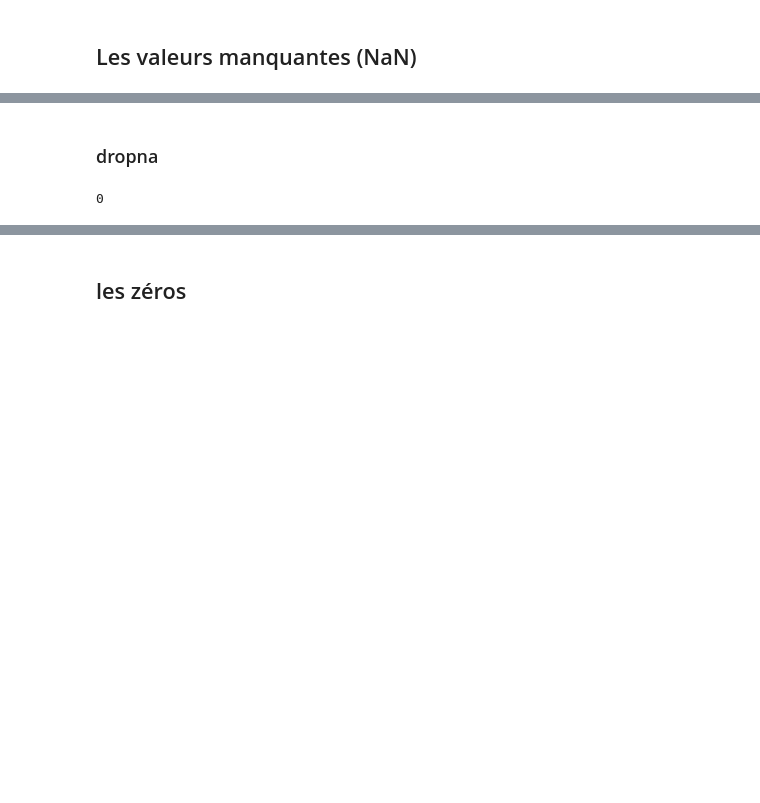
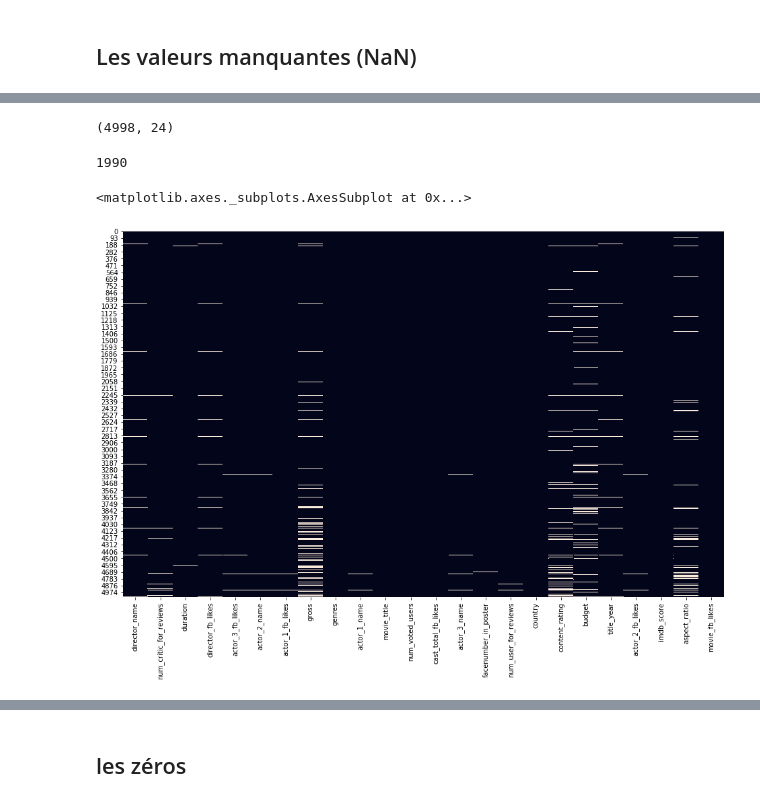
Before and after one commit to DROMZEE/imdb_5000_Movie_Dataset, a Jupyter notebook: cleaning.ipynb, the cells around one changed output, grey strips where cells are left out. Drawn from its saved outputs; the diff is of its cells as text; code cells hidden in the pictures; blank space fills up the shorter version.

```diff
--- a/cleaning.ipynb
+++ b/cleaning.ipynb
@@ -18,7 +8,10 @@
 # %%
 import numpy as np
 import pandas as pd
+import matplotlib.pyplot as plt
 import seaborn as sns
+import missingno as msno
+plt.rcParams["figure.figsize"] = (16,10)
 # %%
 data = pd.read_csv('data/5000_movies_bis.csv')
 # %% [markdown]
@@ -43,0 +49,3 @@ On ne les supprime pas car il peut il y avoir des films différents qui portent
+# %%
+data['title_year'] = data['title_year'].astype(str)
+data['title_year'] = data['title_year'].str[0:4]
@@ -47,0 +76,6 @@ movie_data.groupby('color')['color'].count()
+# %%
+data.drop(columns=['plot_keywords',
+                'movie_imdb_link',
+                'color',
+                'language'
+                ], inplace=True)
@@ -63,12 +156,15 @@ vadf
-# %% [markdown]
-### dropna
 # %%
 data.shape
+# %% [output]
+(4998, 24)
 # %%
-data.isnull().sum().sum()
+data.isna().sum().sum()
 # %% [output]
-0
+1990
 # %%
-sns.heatmap(data.isnull(), cbar=False)
+sns.heatmap(data.isna(), cbar=False)
+# %% [output]
+<matplotlib.axes._subplots.AxesSubplot at 0x...>
+[figure, added]
 # %%
 msno.matrix(data)
```
Also changed, not shown: parts of 38 cells of this notebook, 4 other files.
